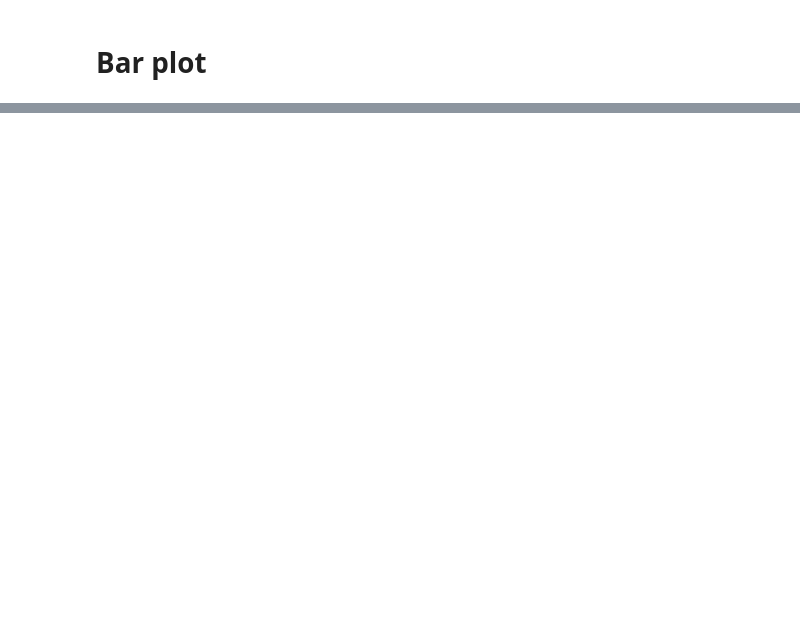
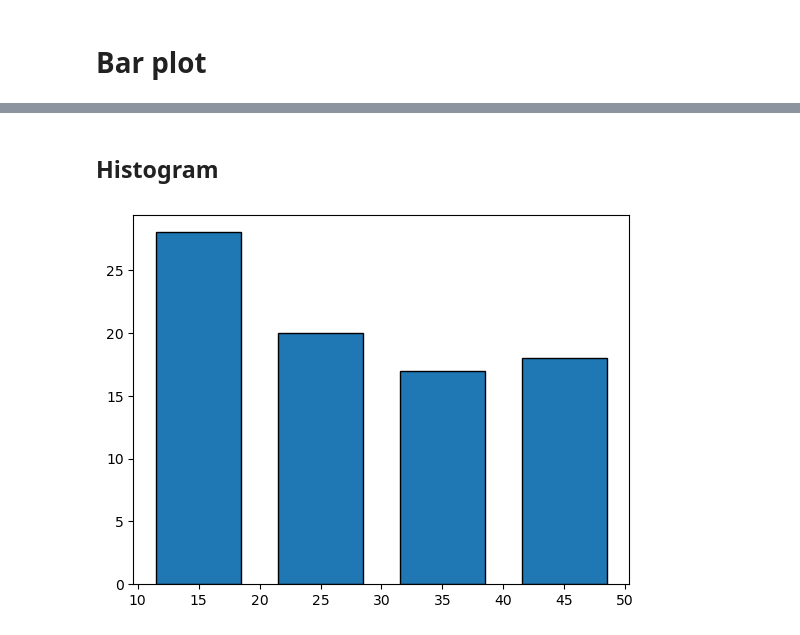
Before and after one commit to HanadIsmail/cttc-ai-ml-training, a Jupyter notebook: week1/Matplotlib/matplotlib_note.ipynb, the cells around one changed output, grey strips where cells are left out. Drawn from its saved outputs; the diff is of its cells as text; code cells hidden in the pictures; blank space fills up the shorter version.

```diff
--- a/week1/Matplotlib/matplotlib_note.ipynb
+++ b/week1/Matplotlib/matplotlib_note.ipynb
@@ -62,0 +63,10 @@ plt.show()
+# %% [markdown]
+## Histogram
+# %%
+age = np.random.randint(1,50,(100))
+bins = [10,20,30,40,50]
+
+plt.hist(age,bins,rwidth=0.7,edgecolor='k',linewidth=1)
+plt.show()
+# %% [output]
+[figure, added]
```
Also changed, not shown: parts of 9 cells of this notebook, 2 other files.
